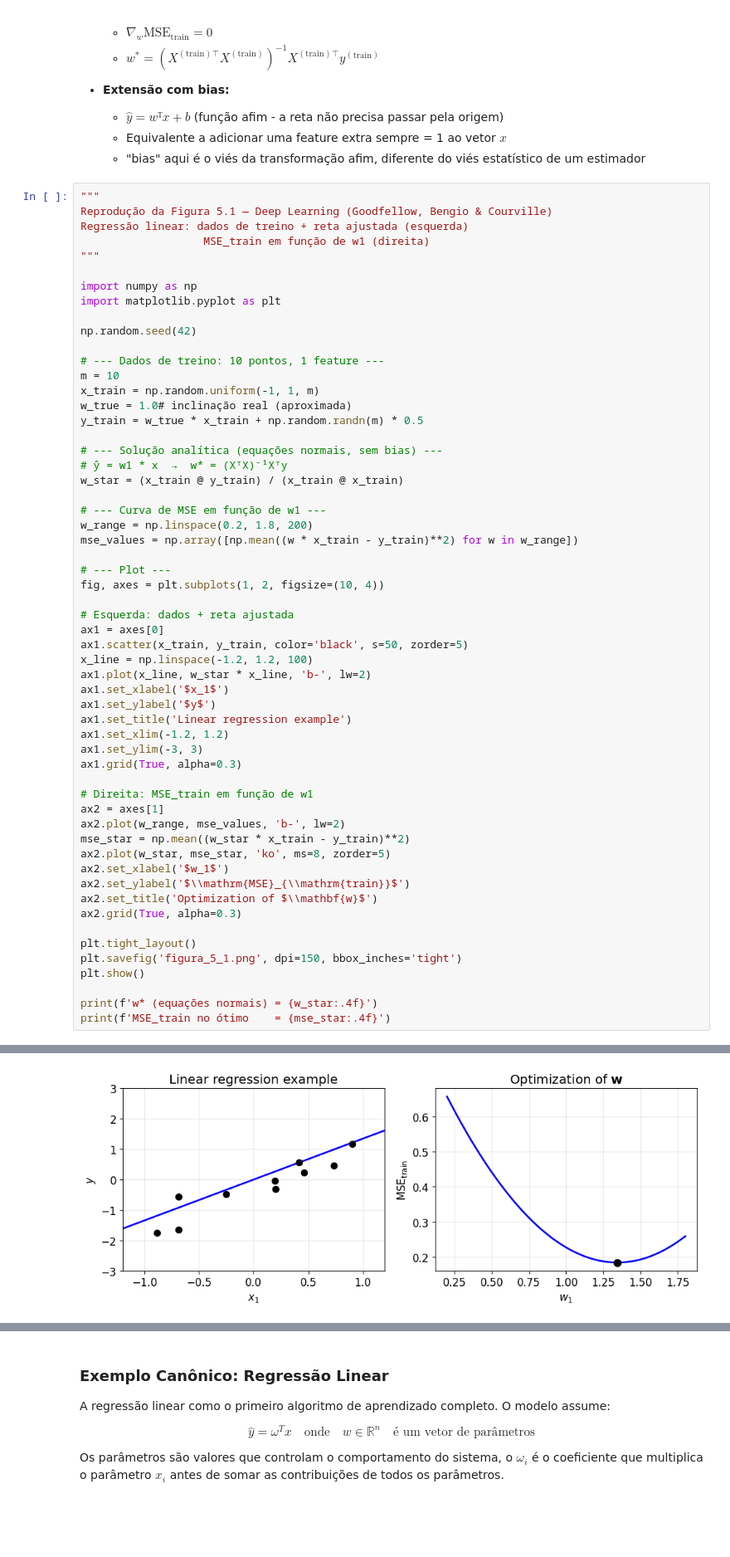
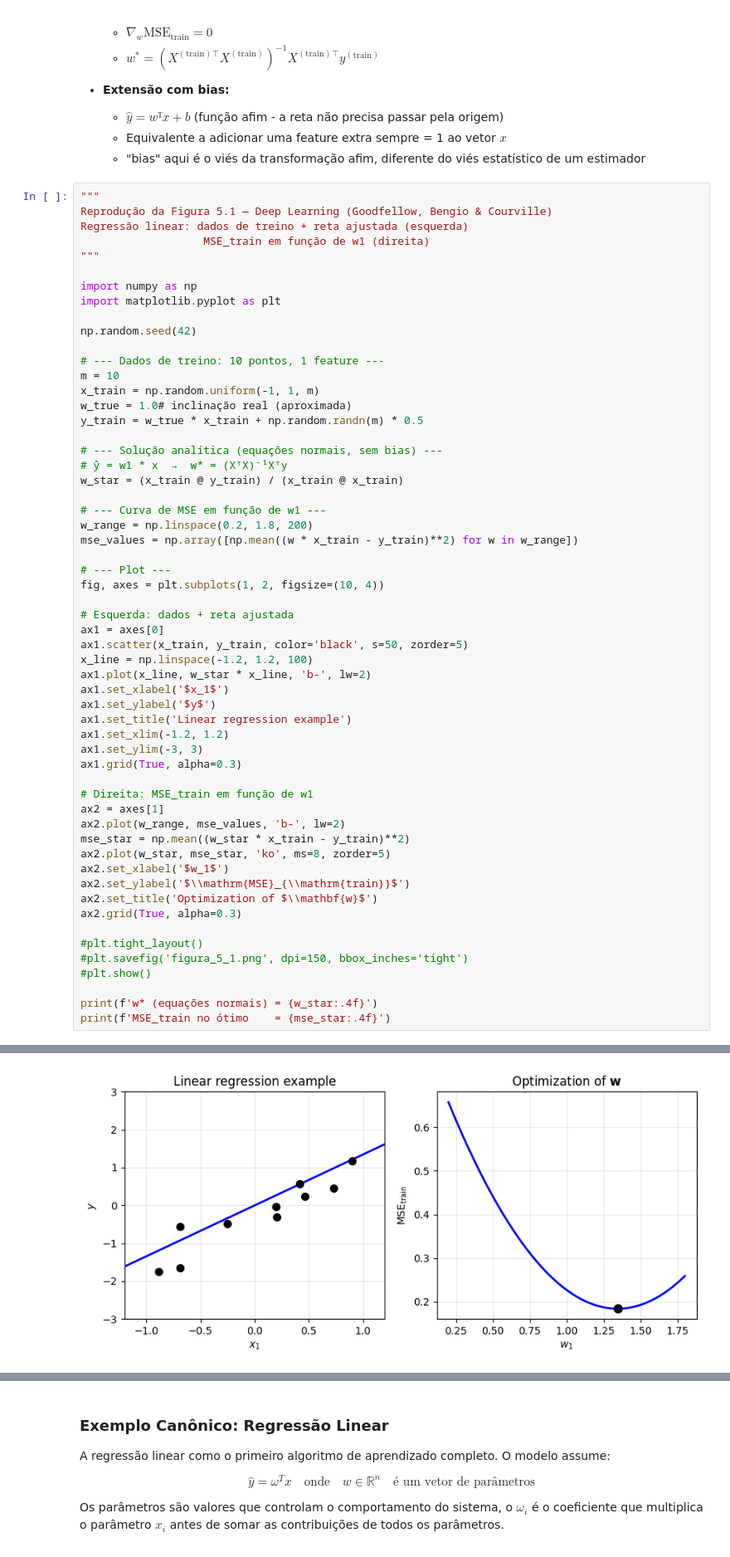
Before and after one commit to carcaraa/redes-neurais, a Jupyter notebook: notebooks/ml_basics.ipynb, the cells around one changed output, grey strips where cells are left out. Shown at 83% size. Cells and saved outputs as stored; diff of their text form; blank space fills up the shorter version.

```diff
--- a/notebooks/ml_basics.ipynb
+++ b/notebooks/ml_basics.ipynb
@@ -304,9 +304,9 @@ ax2.set_ylabel('$\\mathrm{MSE}_{\\mathrm{train}}$')
 ax2.set_title('Optimization of $\\mathbf{w}$')
 ax2.grid(True, alpha=0.3)
 
-plt.tight_layout()
-plt.savefig('figura_5_1.png', dpi=150, bbox_inches='tight')
-plt.show()
+#plt.tight_layout()
+#plt.savefig('figura_5_1.png', dpi=150, bbox_inches='tight')
+#plt.show()
 
 print(f'w* (equações normais) = {w_star:.4f}')
 print(f'MSE_train no ótimo    = {mse_star:.4f}')
@@ -314 +316 @@ print(f'MSE_train no ótimo    = {mse_star:.4f}')
-[figure, old version]
+[figure, new version]
```
Also changed, not shown: parts of 3 cells of this notebook.
